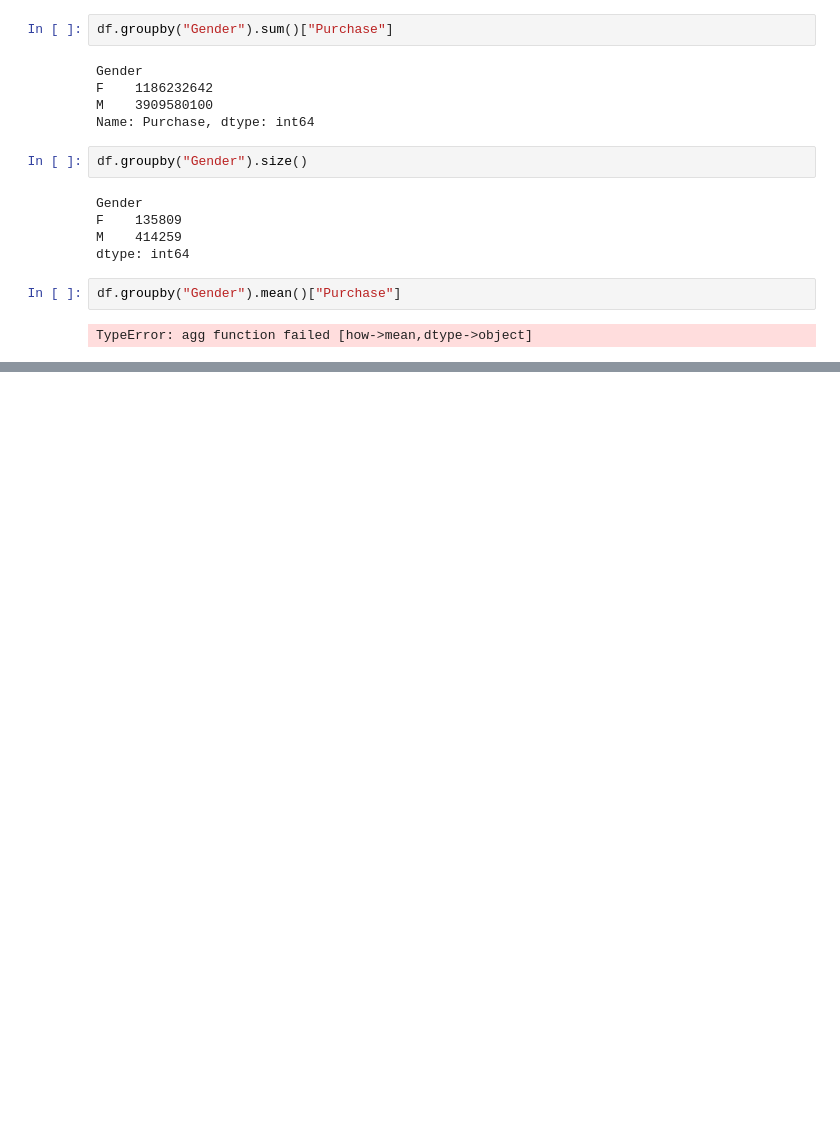
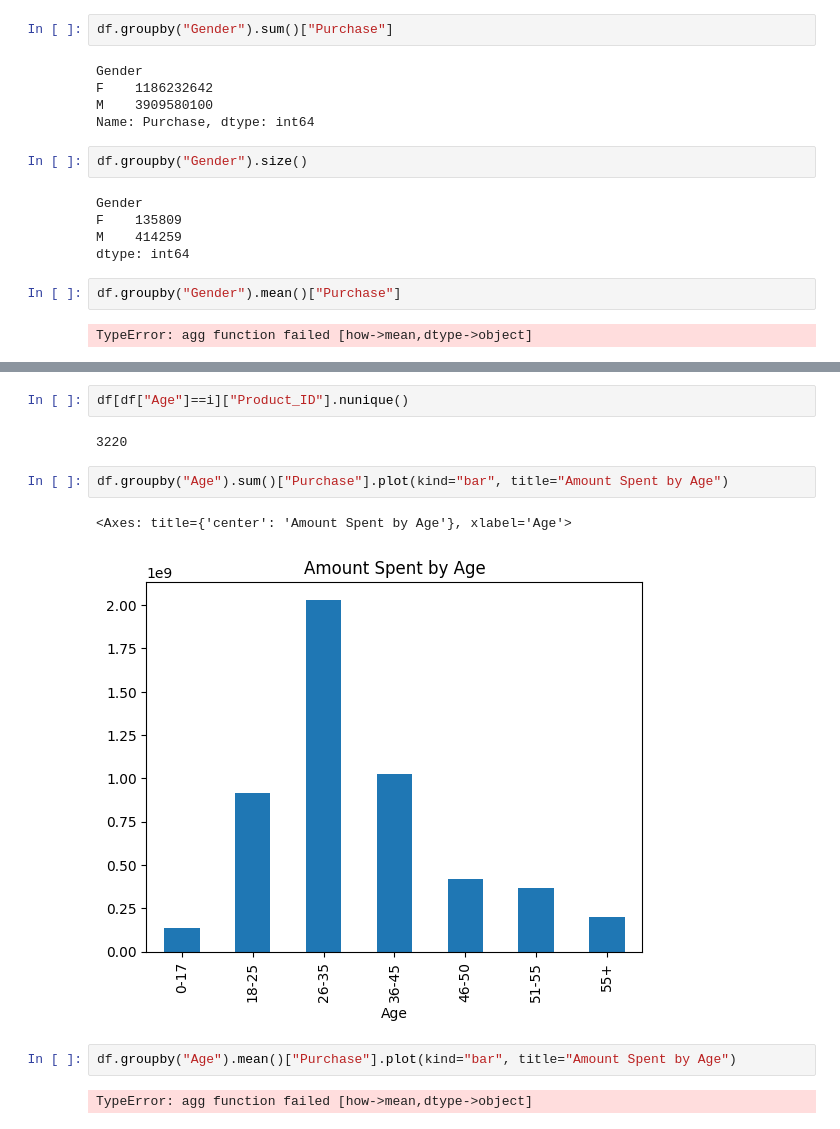
Before and after one commit to mkrishnavarun/Data_Analysis_Machine_Learning, a Jupyter notebook: black_friday_sales.ipynb, the cells around one changed output, grey strips where cells are left out. Cells and saved outputs as stored; diff of their text form; blank space fills up the shorter version.

```diff
--- a/black_friday_sales.ipynb
+++ b/black_friday_sales.ipynb
@@ -168,0 +200,13 @@ TypeError: agg function failed [how->mean,dtype->object]
+# %%
+df[df["Age"]==i]["Product_ID"].nunique()
+# %% [output]
+3220
+# %%
+df.groupby("Age").sum()["Purchase"].plot(kind="bar", title="Amount Spent by Age")
+# %% [output]
+<Axes: title={'center': 'Amount Spent by Age'}, xlabel='Age'>
+[figure, added]
+# %%
+df.groupby("Age").mean()["Purchase"].plot(kind="bar", title="Amount Spent by Age")
+# %% [output]
+TypeError: agg function failed [how->mean,dtype->object]
```
Also changed, not shown: parts of 4 cells of this notebook.
